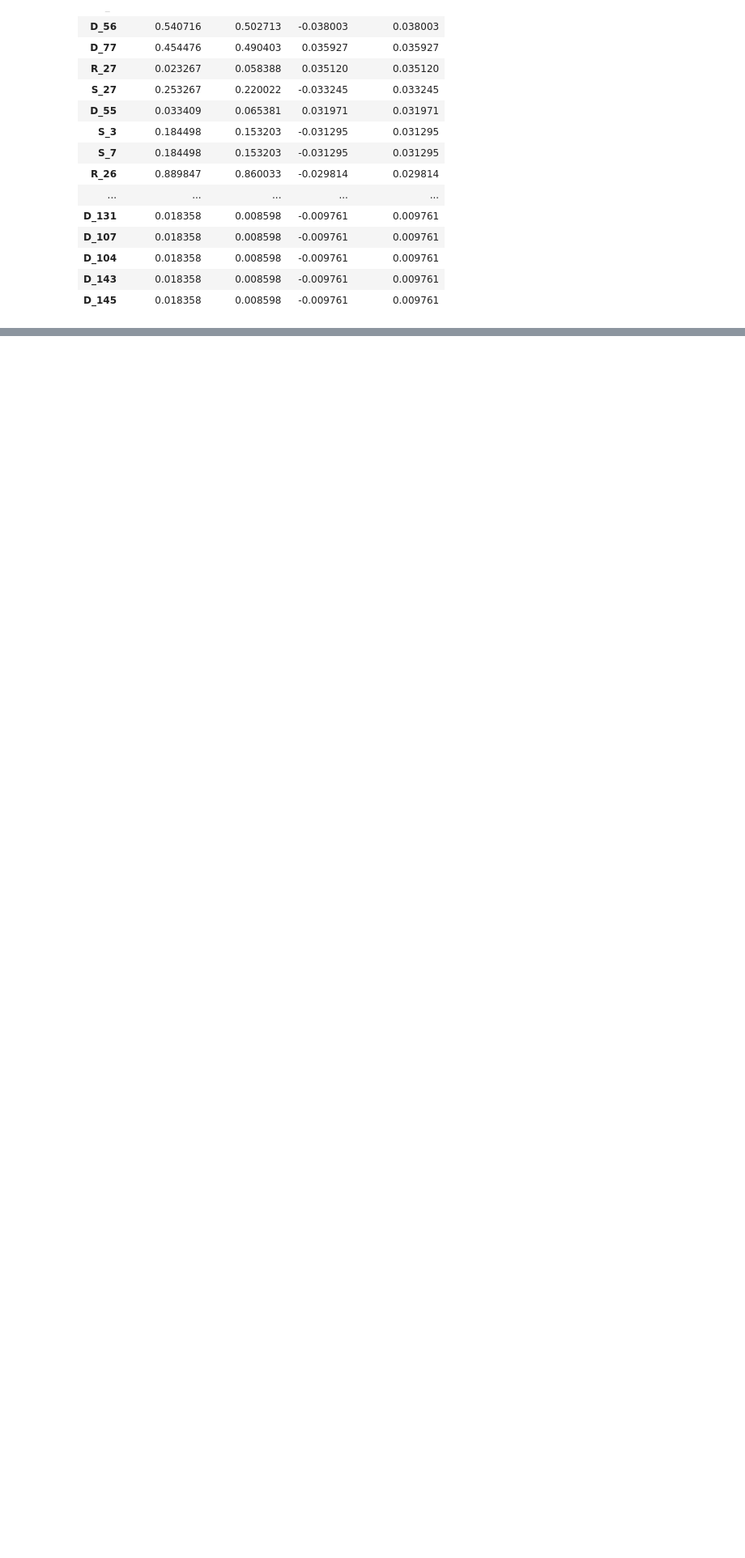
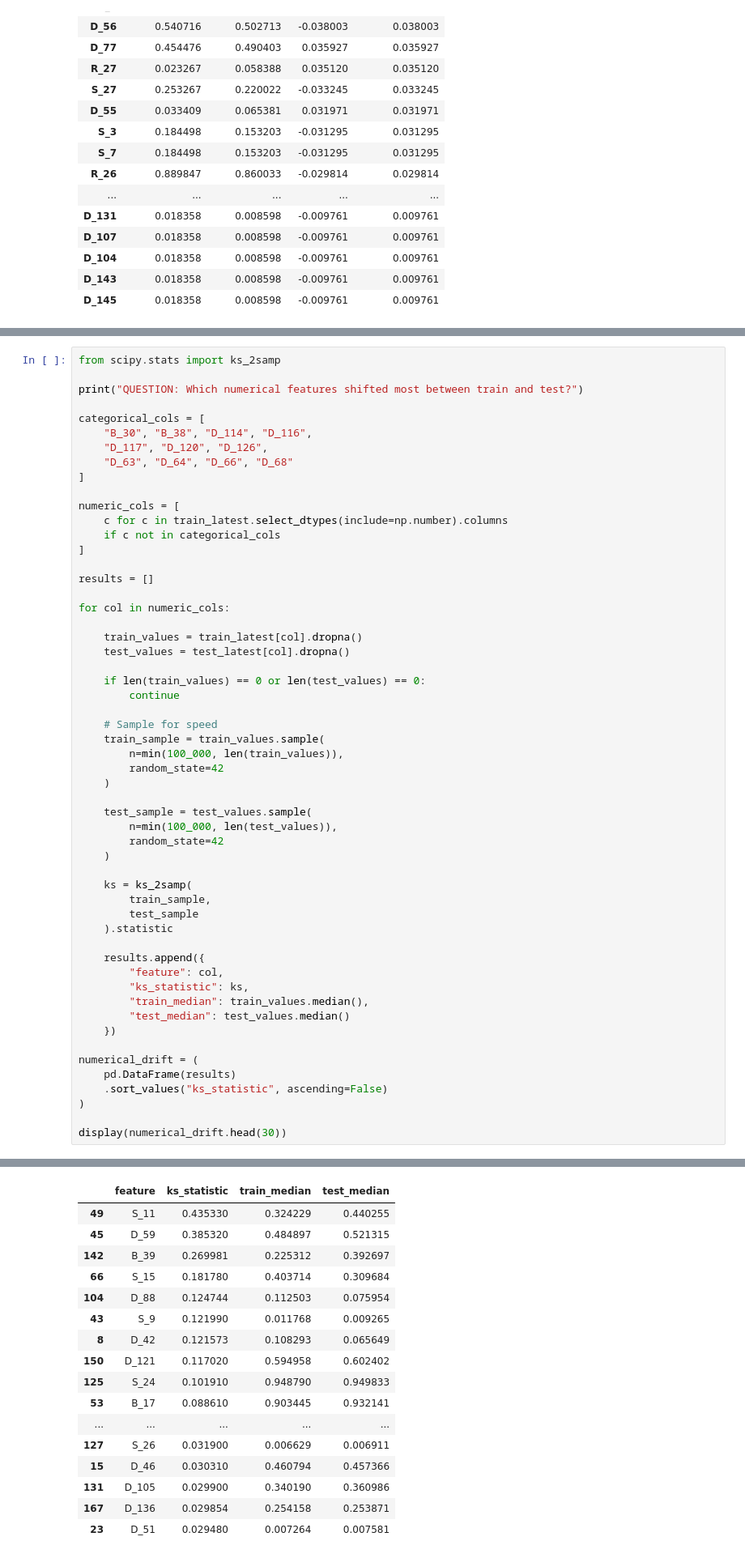
Before and after one commit to kpolonska/deep-learning-assignment-1, a Jupyter notebook: notebooks/eda.ipynb, the cells around one changed output, grey strips where cells are left out. Shown at 81% size. Cells and saved outputs as stored; diff of their text form; blank space fills up the shorter version.

Commit message:
add some train vs test checks for validation

```diff
--- a/notebooks/eda.ipynb
+++ b/notebooks/eda.ipynb
@@ -907,0 +936,56 @@ QUESTION: Do train and test have different missing-value patterns?
+# %%
+from scipy.stats import ks_2samp
+
+print("QUESTION: Which numerical features shifted most between train and test?")
+
+categorical_cols = [
+    "B_30", "B_38", "D_114", "D_116",
+    "D_117", "D_120", "D_126",
+    "D_63", "D_64", "D_66", "D_68"
+]
+
+numeric_cols = [
+    c for c in train_latest.select_dtypes(include=np.number).columns
+    if c not in categorical_cols
+]
+
+results = []
+
+for col in numeric_cols:
+
+    train_values = train_latest[col].dropna()
+    test_values = test_latest[col].dropna()
+
+    if len(train_values) == 0 or len(test_values) == 0:
+        continue
+
+    # Sample for speed
+    train_sample = train_values.sample(
+        n=min(100_000, len(train_values)),
+        random_state=42
+    )
+
+    test_sample = test_values.sample(
+        n=min(100_000, len(test_values)),
+        random_state=42
+    )
+
+    ks = ks_2samp(
+        train_sample,
+        test_sample
+    ).statistic
+
+    results.append({
+        "feature": col,
+        "ks_statistic": ks,
+        "train_median": train_values.median(),
+        "test_median": test_values.median()
+    })
+
+numerical_drift = (
+    pd.DataFrame(results)
+    .sort_values("ks_statistic", ascending=False)
+)
+
+display(numerical_drift.head(30))
+# %% [output]
@@ -907,0 +993,17 @@ QUESTION: Do train and test have different missing-value patterns?
+|  | feature | ks_statistic | train_median | test_median |
+| 49 | S_11 | 0.435330 | 0.324229 | 0.440255 |
+| 45 | D_59 | 0.385320 | 0.484897 | 0.521315 |
+| 142 | B_39 | 0.269981 | 0.225312 | 0.392697 |
+| 66 | S_15 | 0.181780 | 0.403714 | 0.309684 |
+| 104 | D_88 | 0.124744 | 0.112503 | 0.075954 |
+| 43 | S_9 | 0.121990 | 0.011768 | 0.009265 |
+| 8 | D_42 | 0.121573 | 0.108293 | 0.065649 |
+| 150 | D_121 | 0.117020 | 0.594958 | 0.602402 |
+| 125 | S_24 | 0.101910 | 0.948790 | 0.949833 |
+| 53 | B_17 | 0.088610 | 0.903445 | 0.932141 |
+| ... | ... | ... | ... | ... |
+| 127 | S_26 | 0.031900 | 0.006629 | 0.006911 |
+| 15 | D_46 | 0.030310 | 0.460794 | 0.457366 |
+| 131 | D_105 | 0.029900 | 0.340190 | 0.360986 |
+| 167 | D_136 | 0.029854 | 0.254158 | 0.253871 |
+| 23 | D_51 | 0.029480 | 0.007264 | 0.007581 |
```
Also changed, not shown: parts of 5 cells of this notebook.
